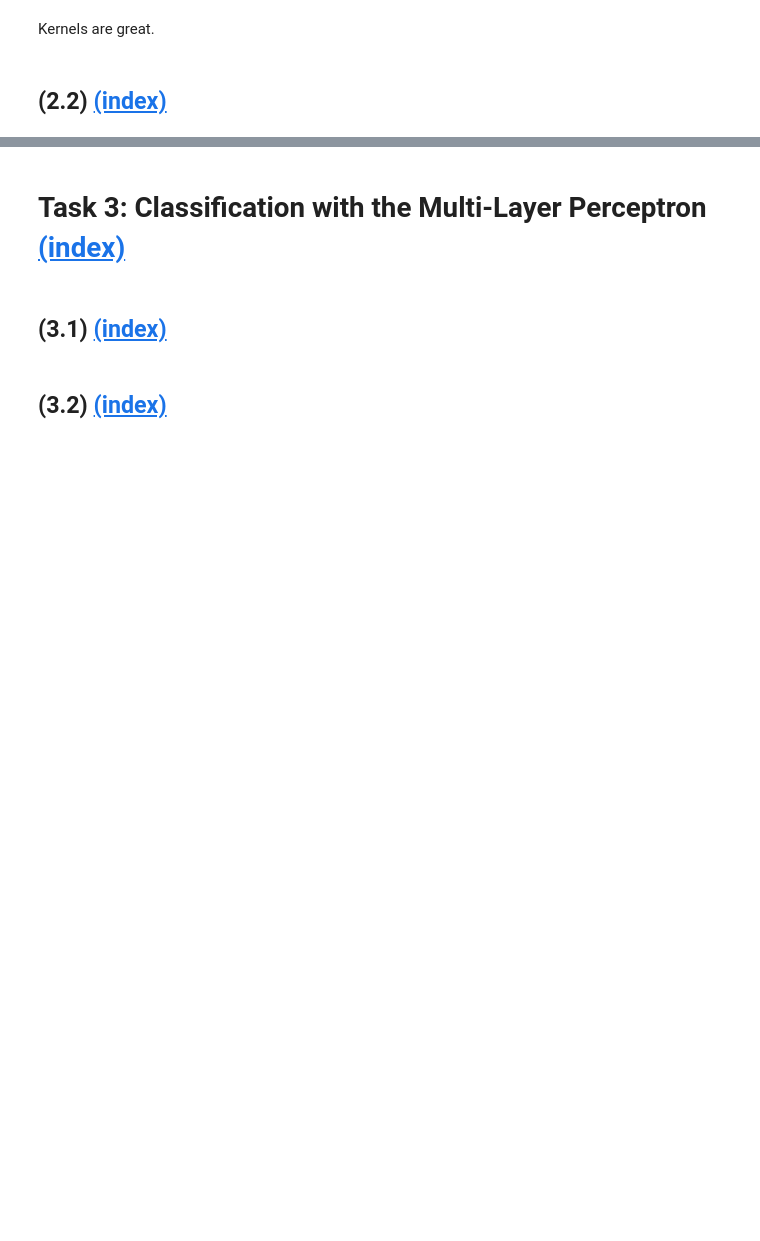
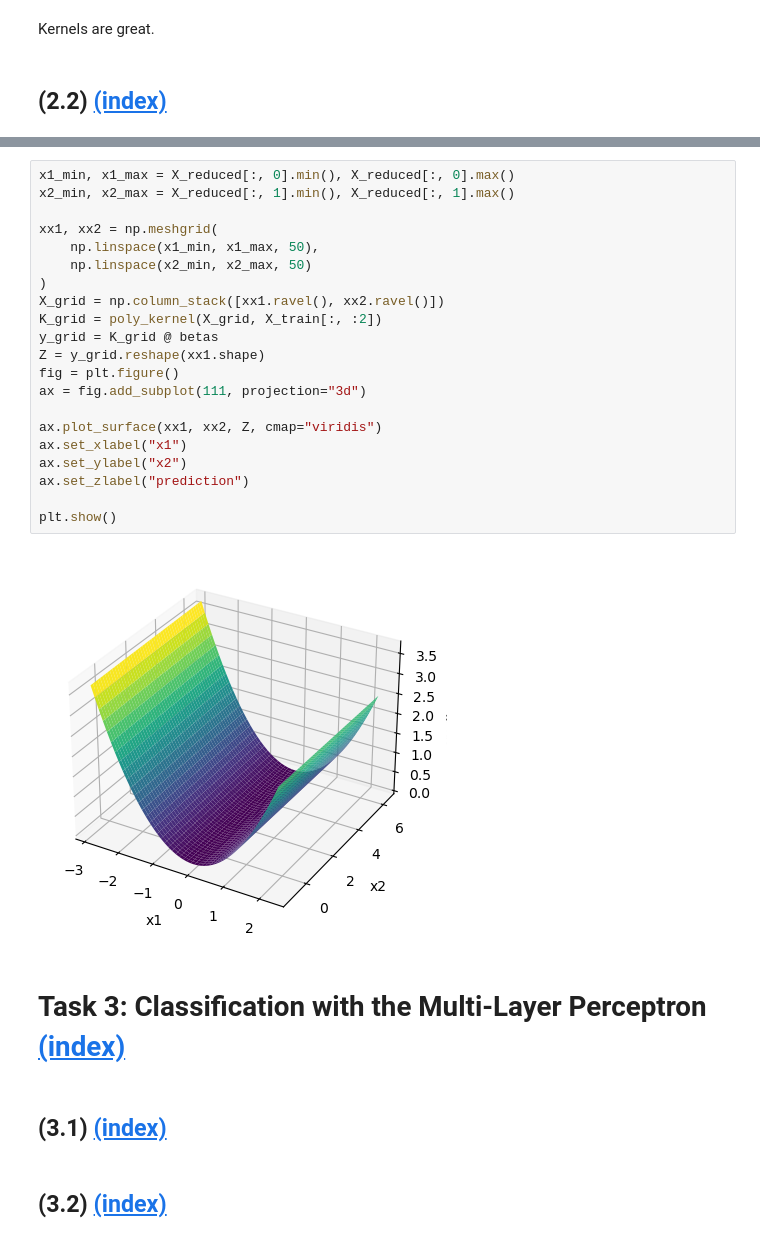
Before and after one commit to alisaklymchuk/data_science_math60026, a Jupyter notebook: 02455568_coursework1.ipynb, the cells around one changed output, grey strips where cells are left out. Drawn from its saved outputs; the diff is of its cells as text; blank space fills up the shorter version.

```diff
--- a/02455568_coursework1.ipynb
+++ b/02455568_coursework1.ipynb
@@ -639,3 +622,26 @@ kernel_performance(new_kernel, X_reduced, y_train_diam)
+# %%
+x1_min, x1_max = X_reduced[:, 0].min(), X_reduced[:, 0].max()
+x2_min, x2_max = X_reduced[:, 1].min(), X_reduced[:, 1].max()
+
+xx1, xx2 = np.meshgrid(
+    np.linspace(x1_min, x1_max, 50),
+    np.linspace(x2_min, x2_max, 50)
+)
+X_grid = np.column_stack([xx1.ravel(), xx2.ravel()])
+K_grid = poly_kernel(X_grid, X_train[:, :2])
+y_grid = K_grid @ betas
+Z = y_grid.reshape(xx1.shape)
+fig = plt.figure()
+ax = fig.add_subplot(111, projection="3d")
+
+ax.plot_surface(xx1, xx2, Z, cmap="viridis")
+ax.set_xlabel("x1")
+ax.set_ylabel("x2")
+ax.set_zlabel("prediction")
+
+plt.show()
+# %% [output]
+[figure, added]
 # %% [markdown]
 <a name="task-3"></a>
 
```
Also changed, not shown: parts of 5 cells of this notebook.
